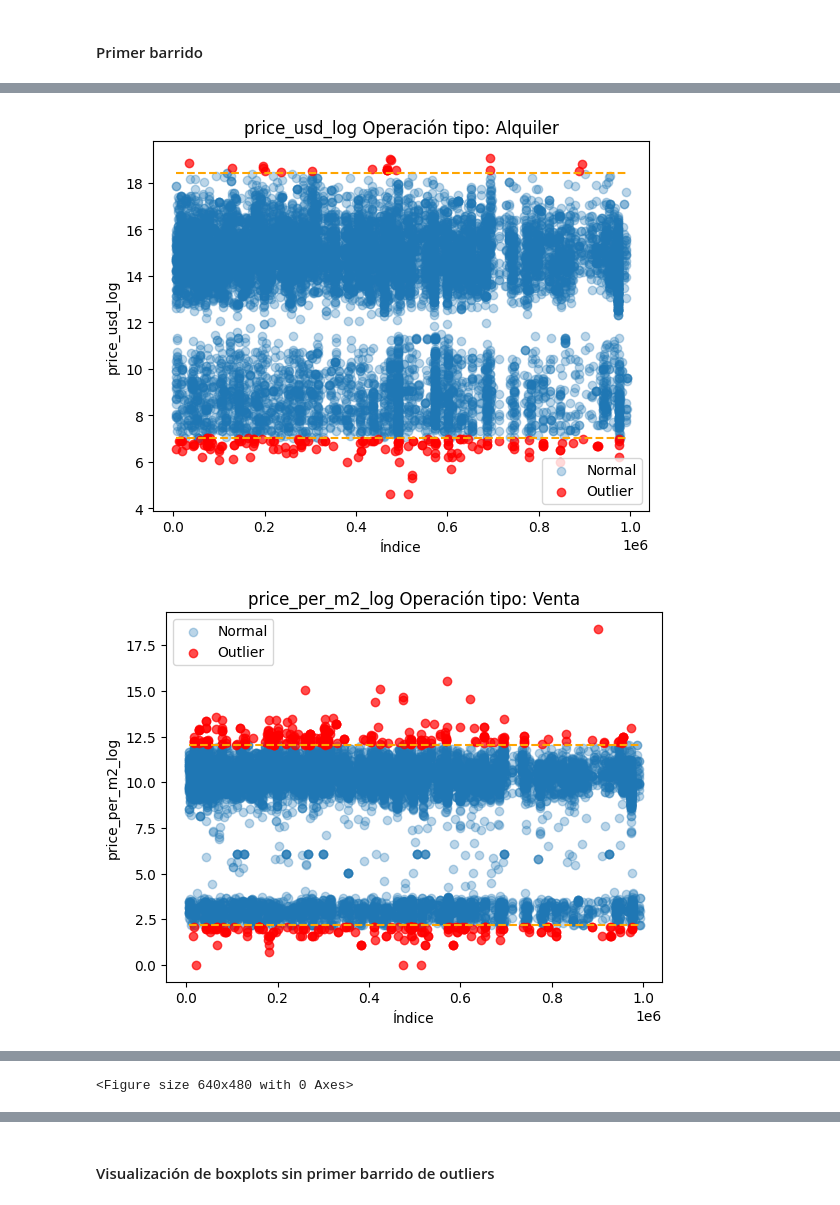
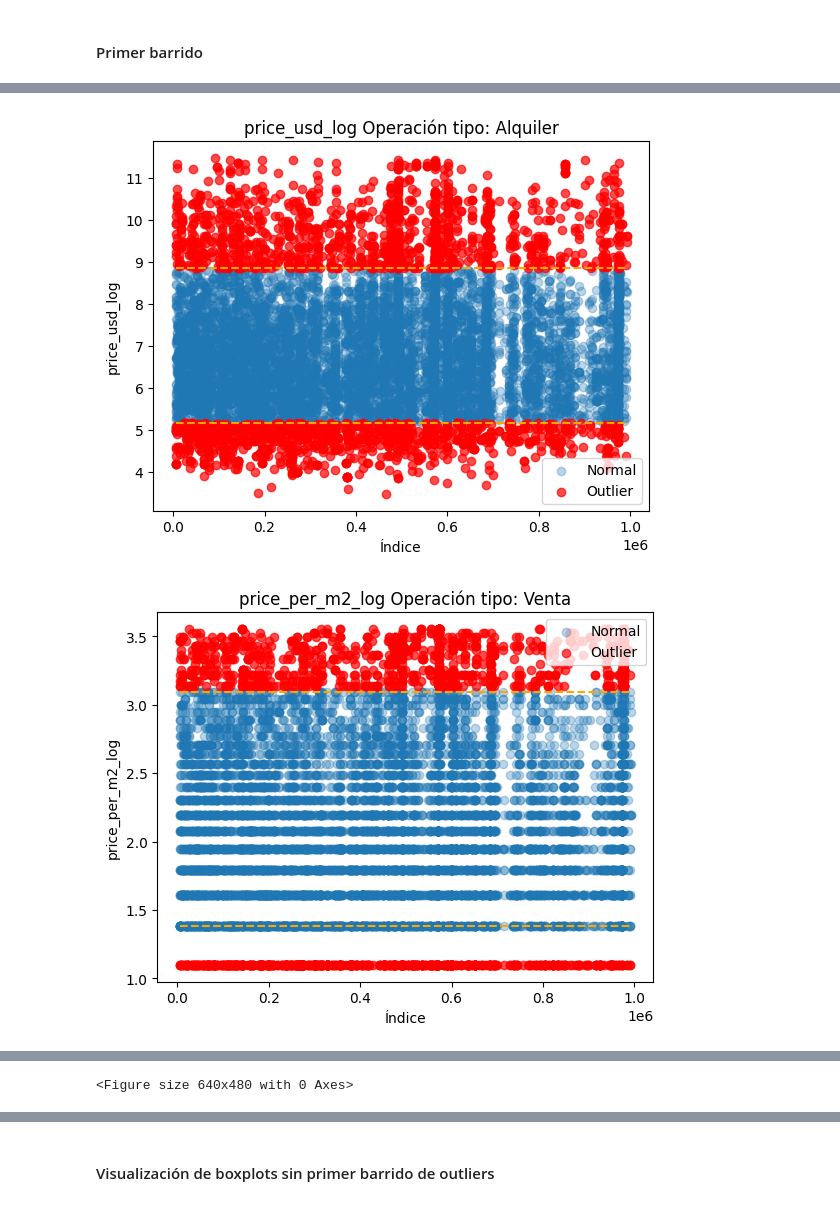
Before and after one commit to pixelciosa/Model_Price_prediction, a Jupyter notebook: notebooks/01_EDA.ipynb, the cells around one changed output, grey strips where cells are left out. Saved outputs shown, nothing was run; the diff lists cells and outputs as text; code cells hidden in the pictures.

```diff
--- a/notebooks/01_EDA.ipynb
+++ b/notebooks/01_EDA.ipynb
@@ -384,7 +384,7 @@ Cantidad de rows sin 0 ni nulos: 24853
 # %%
 df['valor_cambio'] = df['start_date'].map(valor_blue['valor'])
 
-df['price_usd'] = np.where(df['currency'] == 'ARS', df['price'] * df['valor_cambio'], df['price'])
+df['price_usd'] = np.where(df['currency'] == 'ARS', df['price'] / df['valor_cambio'], df['price'])
 # %%
 df[df['currency'] == 'ARS'].head(5)
 # %% [output]
@@ -716,8 +716,8 @@ Busco los límites preliminares que respondan mejor a la distribución de cada t
 for i, p in enumerate(price_vars):
     for o in operation_types:
         if o == 'Venta':
-            lower = sub_df[p].quantile(0.02)
-            upper = sub_df[p].quantile(0.98)
+            lower = sub_df[p].quantile(0.10)
+            upper = sub_df[p].quantile(0.90)
 
             outliers_venta = sub_df[(sub_df[p] < lower) | (sub_df[p] > upper)] # Para usar más adelante en análisis de outliers
 
@@ -726,8 +726,8 @@ for i, p in enumerate(price_vars):
             Q3 = sub_df[p].quantile(0.75)
 
             IQR = Q3 - Q1
-            lower = Q1 - 1.5*IQR
-            upper = Q3 + 0.9*IQR
+            lower = Q1 - .3*IQR
+            upper = Q3 + .5*IQR
 
             outliers_alquiler = sub_df[(sub_df[p] < lower) | (sub_df[p] > upper)] #  Para usar más adelante en análisis de outliers
 
@@ -751,2 +751,2 @@ plt.tight_layout()
-[figure, old version]
+[figure, new version]
-[figure, old version]
+[figure, new version]
```
Also changed, not shown: parts of 18 cells of this notebook, 1 other file.
